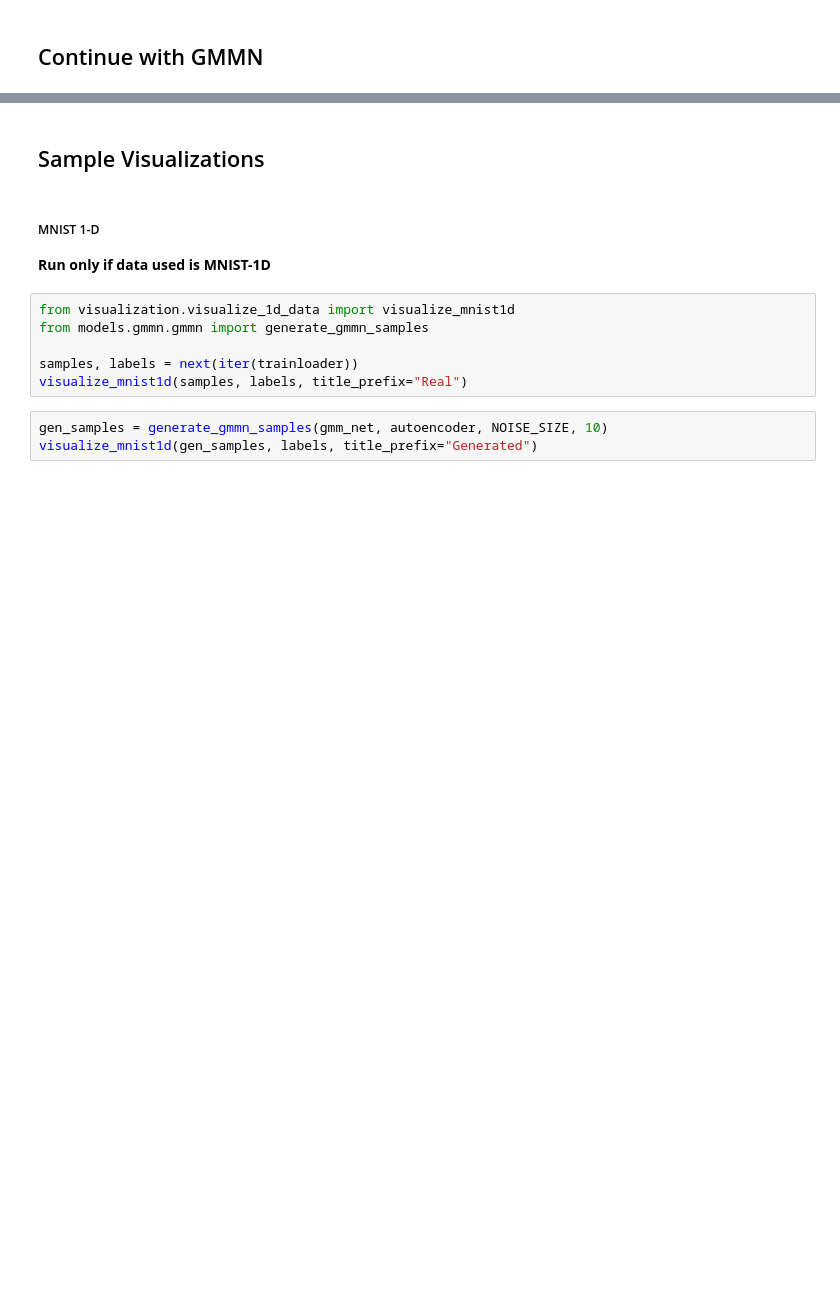
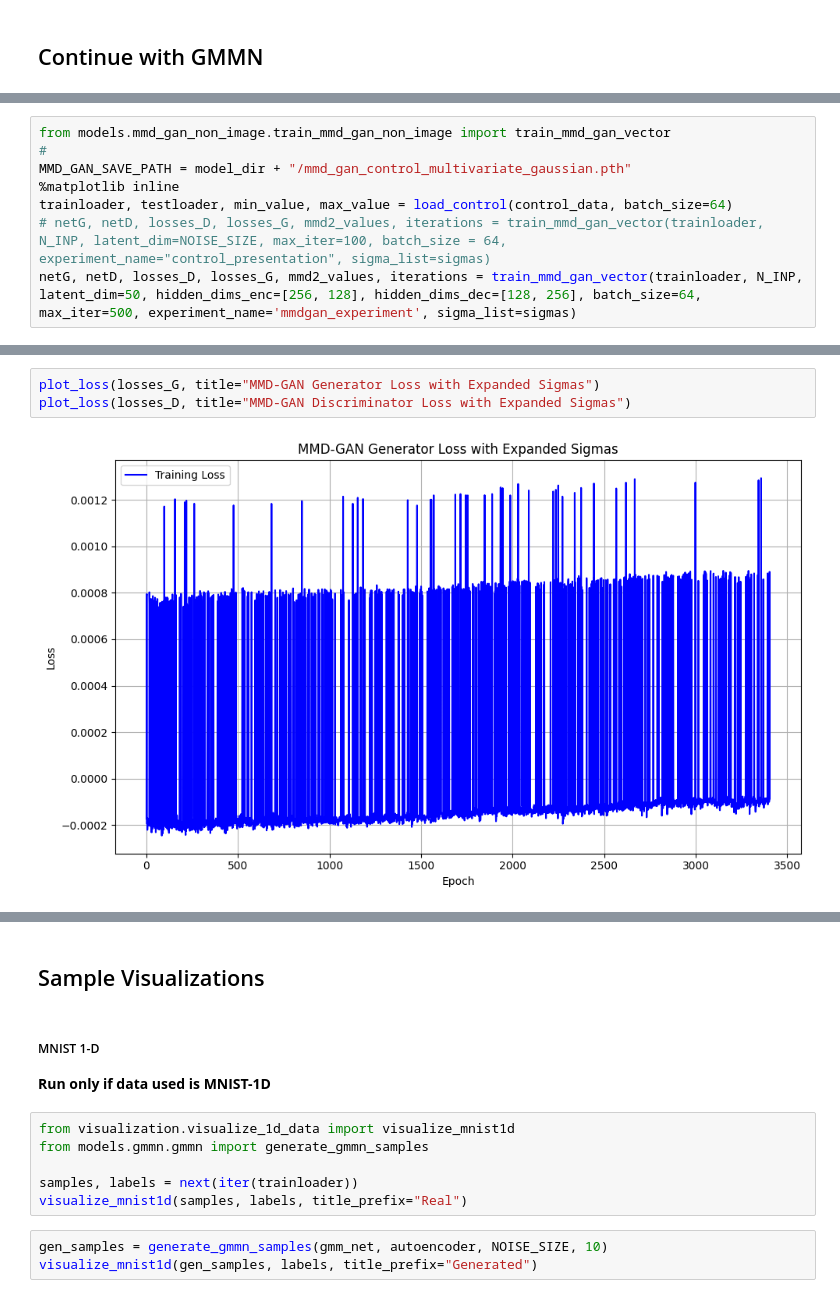
Before and after one commit to vdakov/mmd-gan-2, a Jupyter notebook: experiments.ipynb, the cells around one changed output, grey strips where cells are left out. Cells and saved outputs as stored; diff of their text form; blank space fills up the shorter version.

```diff
--- a/experiments.ipynb
+++ b/experiments.ipynb
@@ -110,0 +118,8 @@ plot_loss(losses_gmmn, title="GMMN Loss with Expanded Sigmas")
+# %%
+from models.mmd_gan_non_image.train_mmd_gan_non_image import train_mmd_gan_vector
+#
+MMD_GAN_SAVE_PATH = model_dir + "/mmd_gan_control_multivariate_gaussian.pth"
+%matplotlib inline
+trainloader, testloader, min_value, max_value = load_control(control_data, batch_size=64)
+# netG, netD, losses_D, losses_G, mmd2_values, iterations = train_mmd_gan_vector(trainloader, N_INP, latent_dim=NOISE_SIZE, max_iter=100, batch_size = 64, experiment_name="control_presentation", sigma_list=sigmas)
+netG, netD, losses_D, losses_G, mmd2_values, iterations = train_mmd_gan_vector(trainloader, N_INP, latent_dim=50, hidden_dims_enc=[256, 128], hidden_dims_dec=[128, 256], batch_size=64, max_iter=500, experiment_name='mmdgan_experiment', sigma_list=sigmas)
@@ -110,0 +141,5 @@ plot_loss(losses_gmmn, title="GMMN Loss with Expanded Sigmas")
+# %%
+plot_loss(losses_G, title="MMD-GAN Generator Loss with Expanded Sigmas")
+plot_loss(losses_D, title="MMD-GAN Discriminator Loss with Expanded Sigmas")
+# %% [output]
+[figure, added]
```
Also changed, not shown: parts of 10 cells of this notebook, 52 other files.
